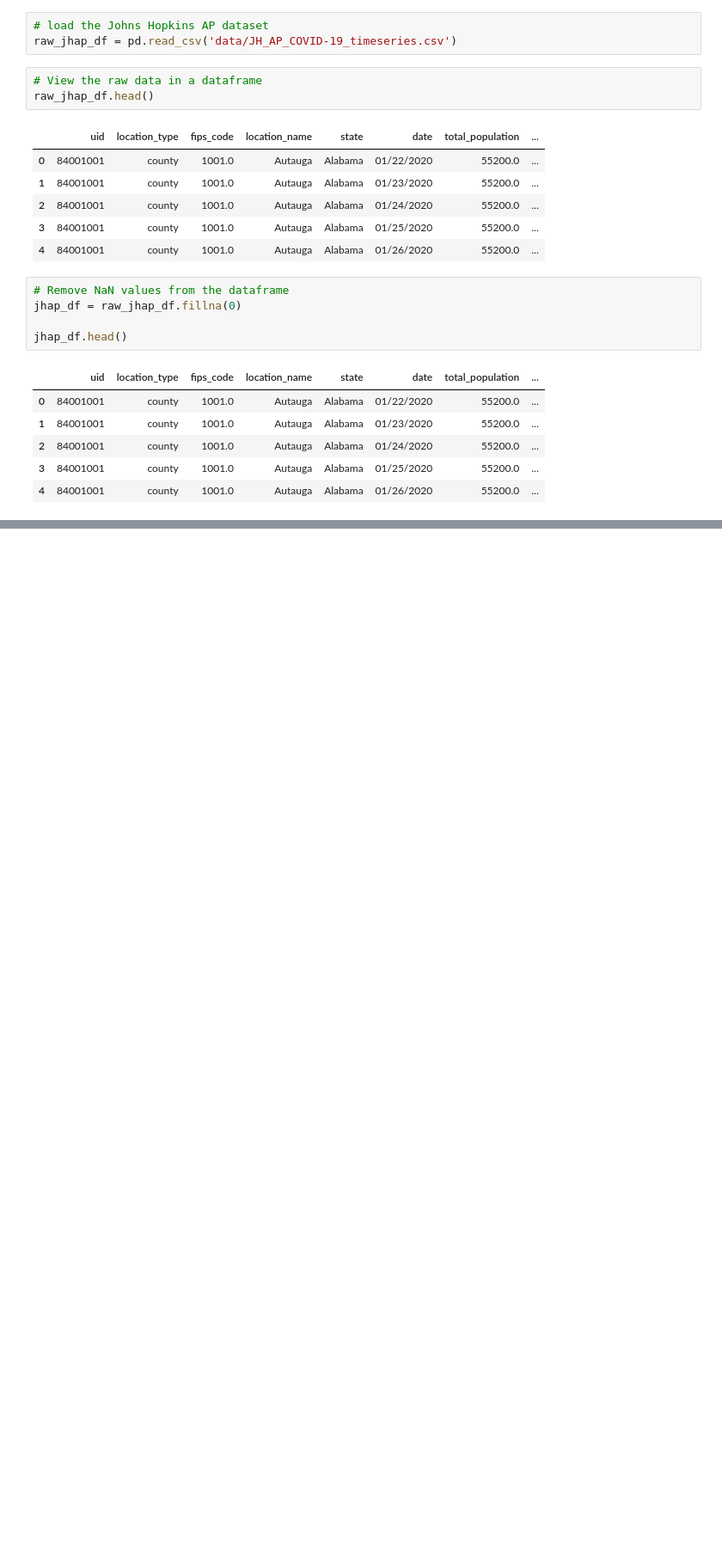
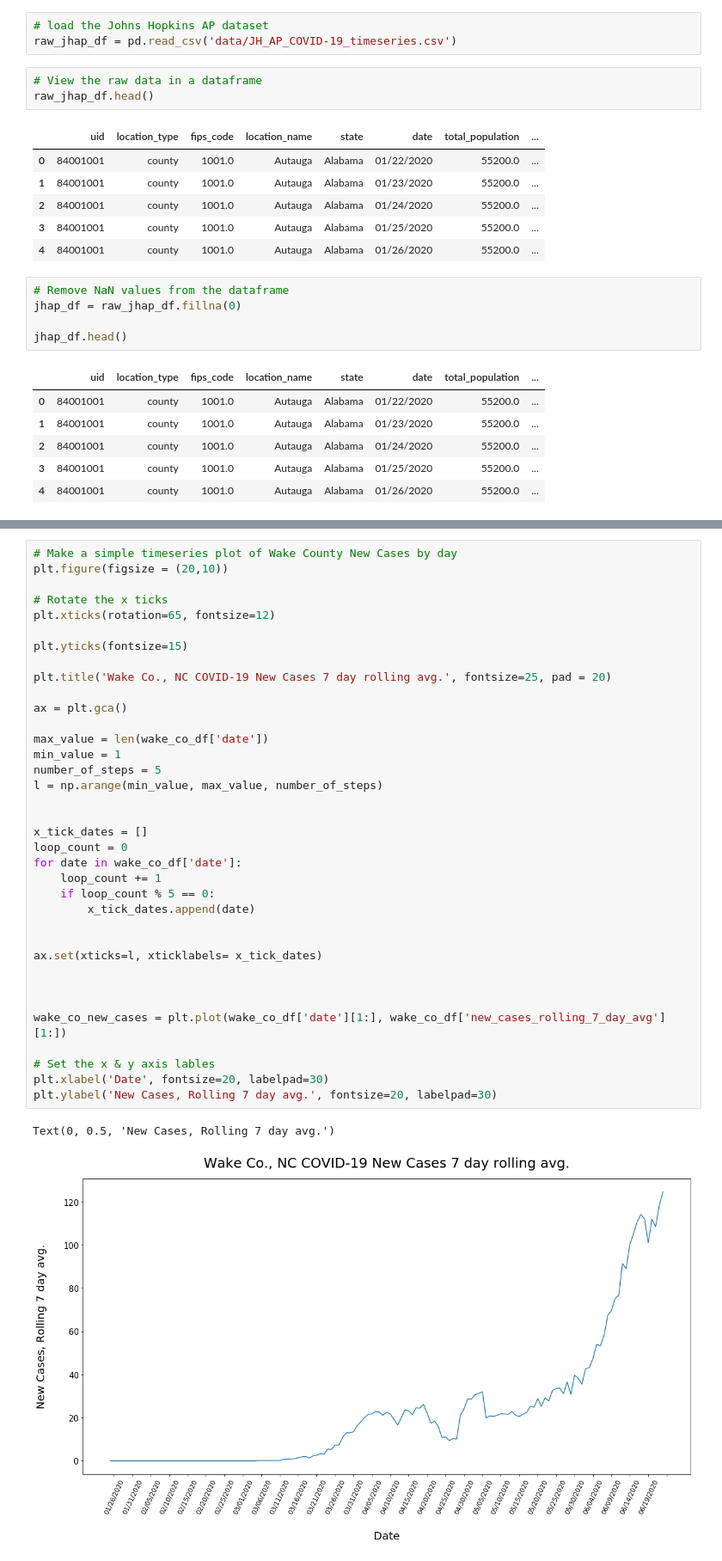
Before and after one commit to ReidP31/COVID-19_Project, a Jupyter notebook: Wake Co. COVID-19 Notebook.ipynb, the cells around one changed output, grey strips where cells are left out. Shown at 86% size. Cells and saved outputs as stored; diff of their text form; blank space fills up the shorter version.

```diff
--- a/Wake Co. COVID-19 Notebook.ipynb
+++ b/Wake Co. COVID-19 Notebook.ipynb
@@ -151,0 +157,39 @@ Text(0, 0.5, 'Deaths per day')
+# %%
+# Make a simple timeseries plot of Wake County New Cases by day
+plt.figure(figsize = (20,10))
+
+# Rotate the x ticks
+plt.xticks(rotation=65, fontsize=12)
+
+plt.yticks(fontsize=15)
+
+plt.title('Wake Co., NC COVID-19 New Cases 7 day rolling avg.', fontsize=25, pad = 20)
+
+ax = plt.gca()
+
+max_value = len(wake_co_df['date'])
+min_value = 1
+number_of_steps = 5
+l = np.arange(min_value, max_value, number_of_steps)
+
+
+x_tick_dates = []
+loop_count = 0
+for date in wake_co_df['date']:
+    loop_count += 1
+    if loop_count % 5 == 0:
+        x_tick_dates.append(date)
+
+
+ax.set(xticks=l, xticklabels= x_tick_dates)
+
+
+
+wake_co_new_cases = plt.plot(wake_co_df['date'][1:], wake_co_df['new_cases_rolling_7_day_avg'][1:])
+
+# Set the x & y axis lables
+plt.xlabel('Date', fontsize=20, labelpad=30)
+plt.ylabel('New Cases, Rolling 7 day avg.', fontsize=20, labelpad=30)
+# %% [output]
+Text(0, 0.5, 'New Cases, Rolling 7 day avg.')
+[figure, added]
```
Also changed, not shown: parts of 6 cells of this notebook, 5 other files.
